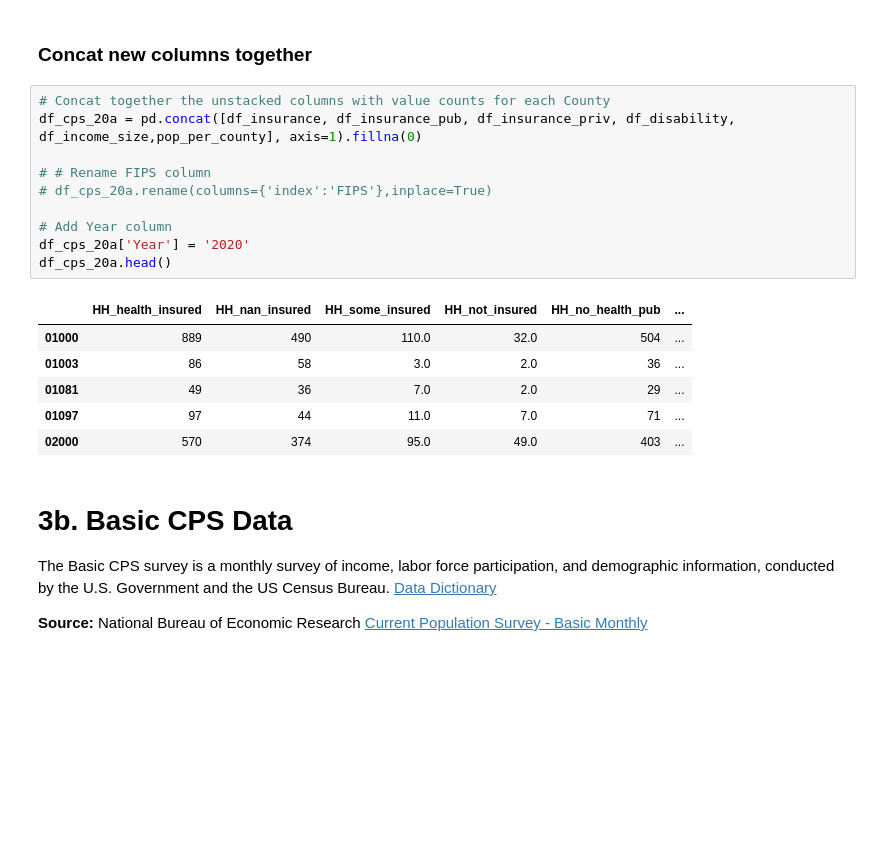
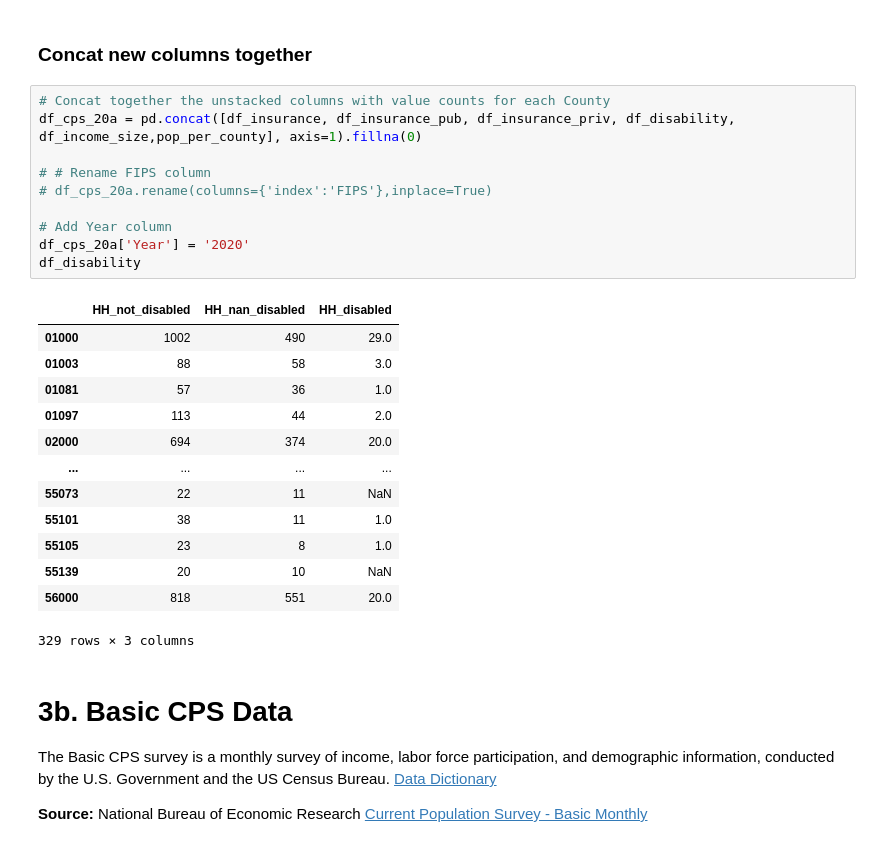
Before and after one commit to khyateed/projecting-food-insecurity, a Jupyter notebook: notebooks/cleaning_pt1.ipynb, the cells around one changed output. Drawn from its saved outputs; the diff is of its cells as text; blank space fills up the shorter version.

```diff
--- a/notebooks/cleaning_pt1.ipynb
+++ b/notebooks/cleaning_pt1.ipynb
@@ -602,20 +615,27 @@ df_income_size = to_avg.groupby('FIPS')[['HH_income','HH_size']].mean()
 # %%
 # Concat together the unstacked columns with value counts for each County
 df_cps_20a = pd.concat([df_insurance, df_insurance_pub, df_insurance_priv, df_disability, df_income_size,pop_per_county], axis=1).fillna(0)
 
 # # Rename FIPS column
 # df_cps_20a.rename(columns={'index':'FIPS'},inplace=True)
 
 # Add Year column
 df_cps_20a['Year'] = '2020'
-df_cps_20a.head()
+df_disability
 # %% [output]
-|  | HH_health_insured | HH_nan_insured | HH_some_insured | HH_not_insured | HH_no_health_pub | ... |
-| 01000 | 889 | 490 | 110.0 | 32.0 | 504 | ... |
-| 01003 | 86 | 58 | 3.0 | 2.0 | 36 | ... |
-| 01081 | 49 | 36 | 7.0 | 2.0 | 29 | ... |
-| 01097 | 97 | 44 | 11.0 | 7.0 | 71 | ... |
-| 02000 | 570 | 374 | 95.0 | 49.0 | 403 | ... |
+|  | HH_not_disabled | HH_nan_disabled | HH_disabled |
+| 01000 | 1002 | 490 | 29.0 |
+| 01003 | 88 | 58 | 3.0 |
+| 01081 | 57 | 36 | 1.0 |
+| 01097 | 113 | 44 | 2.0 |
+| 02000 | 694 | 374 | 20.0 |
+| ... | ... | ... | ... |
+| 55073 | 22 | 11 | NaN |
+| 55101 | 38 | 11 | 1.0 |
+| 55105 | 23 | 8 | 1.0 |
+| 55139 | 20 | 10 | NaN |
+| 56000 | 818 | 551 | 20.0 |
+329 rows × 3 columns
 # %% [markdown]
 # 3b. Basic CPS Data
 The Basic CPS survey is a monthly survey of income, labor force participation, and demographic information, conducted by the U.S. Government and the US Census Bureau.
```
Also changed, not shown: parts of 5 cells of this notebook, 2 other files.
